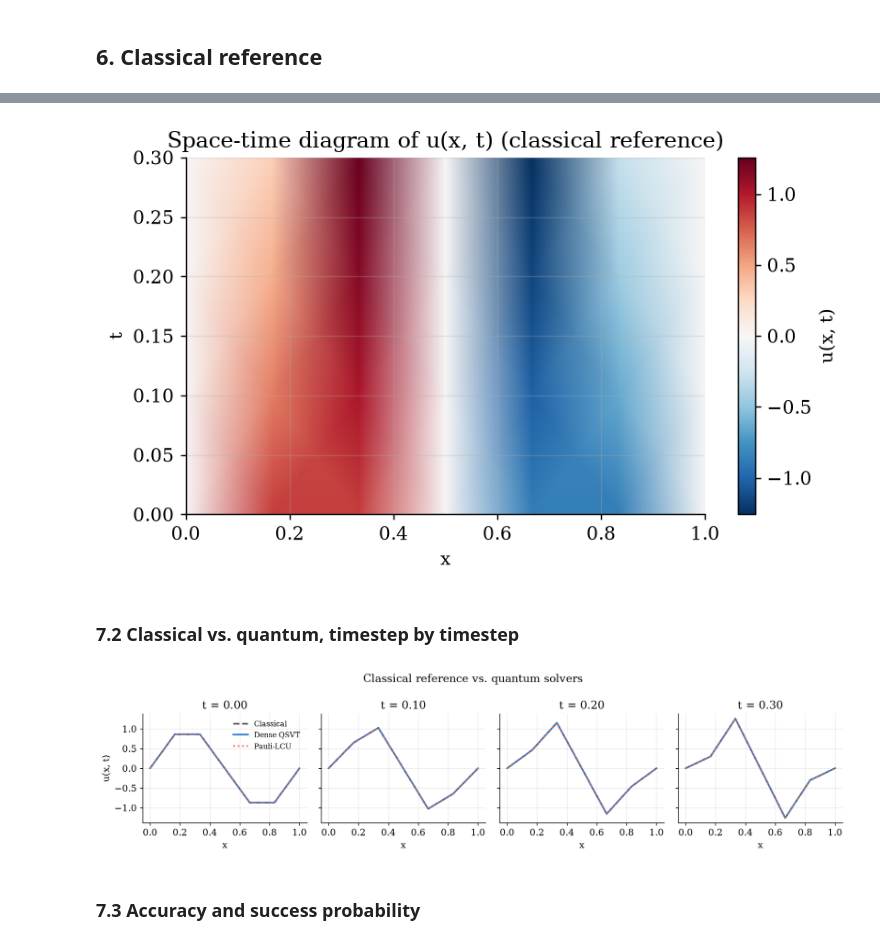
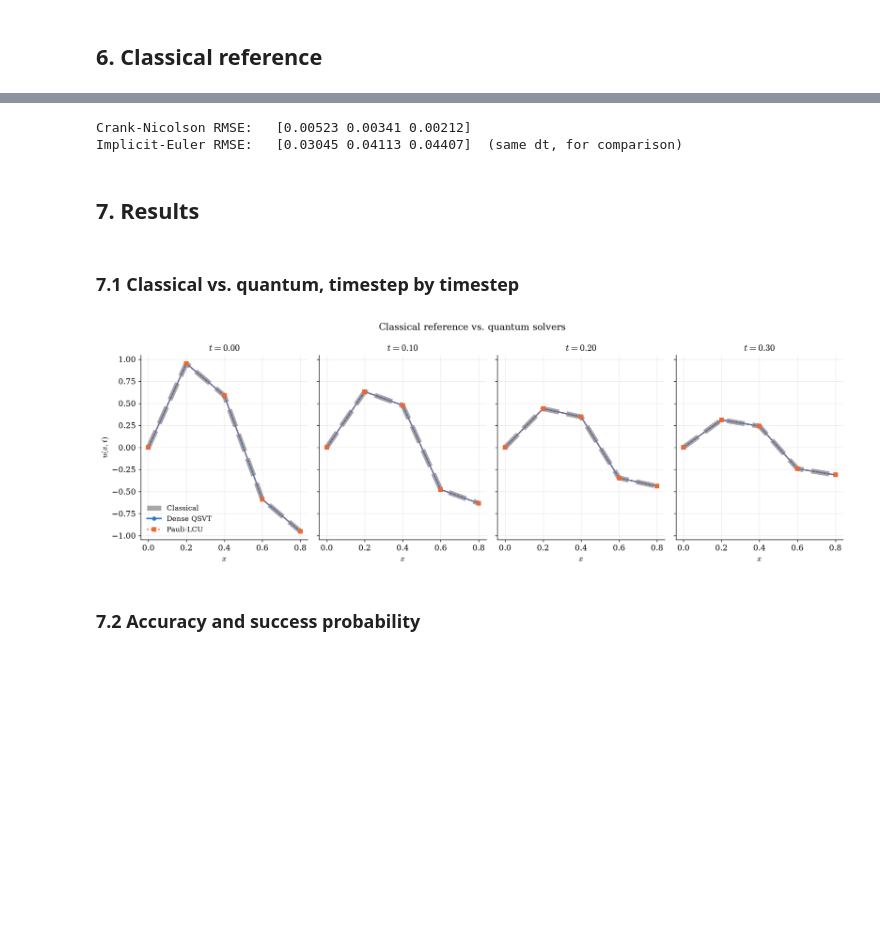
Before and after one commit to sahilugale/NBQSS_2026_NLPDE, a Jupyter notebook: carleman_qsvt/Burgers_Carlemann_qiskit.ipynb, the cells around one changed output, grey strips where cells are left out. Drawn from its saved outputs; the diff is of its cells as text; code cells hidden in the pictures; blank space fills up the shorter version.

```diff
--- a/carleman_qsvt/Burgers_Carlemann_qiskit.ipynb
+++ b/carleman_qsvt/Burgers_Carlemann_qiskit.ipynb
@@ -115,7 +117,7 @@ Pauli-LCU           14     4.053       4.65           1,283,229,363     600,388,
 # %% [markdown]
 ## 4. Dense QSVT solver
 # %%
-y_store, RMSE_list, p_success_list = burgers_carlemann.get_implicit_solver_qsvt(phi_qsvt, s)
+y_store, RMSE_list, p_success_list = burgers_carlemann.get_crank_nicolson_solver_qsvt(phi_qsvt, s)
 # %% [output]
 Time step 1/3
 Time step 2/3
@@ -123,7 +125,7 @@ Time step 3/3
 # %% [markdown]
 ## 5. Pauli-LCU solver
 # %%
-y_store_lcu, RMSE_list_lcu, p_success_list_lcu = get_implicit_solver_qsvt_lcu(burgers_carlemann, phi_qsvt, s)
+y_store_lcu, RMSE_list_lcu, p_success_list_lcu = get_crank_nicolson_solver_qsvt_lcu(burgers_carlemann, phi_qsvt, s)
 # %% [output]
 Time step 1/3
 Time step 2/3
@@ -203,34 +135,35 @@ fig.tight_layout()
-# %%
-fig, ax = plt.subplots(figsize=(6.5, 4.0))
-norm = TwoSlopeNorm(vcenter=0.0, vmin=u_grid.min(), vmax=u_grid.max())
-im = ax.pcolormesh(x, timesteps, u_grid, shading="gouraud", cmap="RdBu_r", norm=norm)
-ax.set_xlabel("x")
-ax.set_ylabel("t")
-ax.set_title("Space-time diagram of u(x, t) (classical reference)")
-cbar = fig.colorbar(im, ax=ax)
-cbar.set_label("u(x, t)")
-fig.tight_layout()
-# %% [output]
-[figure, removed]
+# %%
+y_ideal, rmse_ideal = burgers_carlemann.get_crank_nicolson_solver()
+
+y_ideal_euler, rmse_ideal_euler = burgers_carlemann.get_implicit_solver()
+print(f"Crank-Nicolson RMSE:   {np.round(rmse_ideal, 5)}")
+print(f"Implicit-Euler RMSE:   {np.round(rmse_ideal_euler, 5)}  (same dt, for comparison)")
+# %% [output]
+Crank-Nicolson RMSE:   [0.00523 0.00341 0.00212]
+Implicit-Euler RMSE:   [0.03045 0.04113 0.04407]  (same dt, for comparison)
+# %% [markdown]
+## 7. Results
 # %% [markdown]
-### 7.2 Classical vs. quantum, timestep by timestep
+### 7.1 Classical vs. quantum, timestep by timestep
 # %%
 n_panels = len(y_ideal)
-fig, axes = plt.subplots(1, n_panels, figsize=(3.2 * n_panels, 3.2), sharey=True)
+timesteps = np.arange(n_panels) * dt
+fig, axes = plt.subplots(1, n_panels, figsize=(3.75 * n_panels, 5), sharey=True)
 for i, ax in enumerate(axes):
-    ax.plot(x, y_ideal[i], color=CLASSICAL_COLOR, lw=2, ls="--", label="Classical")
-    ax.plot(x, y_store[i], color=DENSE_COLOR, lw=2, label="Dense QSVT")
-    ax.plot(x, y_store_lcu[i], color=LCU_COLOR, lw=2, ls=":", label="Pauli-LCU")
-    ax.set_title(f"t = {timesteps[i]:.2f}")
-    ax.set_xlabel("x")
-axes[0].set_ylabel("u(x, t)")
-axes[0].legend(frameon=False, loc="upper right", fontsize=9)
+    ax.plot(x, y_ideal[i], "--", color=CLASSICAL_COLOR, lw=7, alpha=0.5, label="Classical")
+    ax.plot(x, y_store[i], "-", color=DENSE_COLOR, marker="o", label="Dense QSVT")
+    ax.plot(x, y_store_lcu[i], ":", color=LCU_COLOR, marker="s", label="Pauli-LCU")
+    ax.axhline(0, color=CLASSICAL_COLOR, lw=0.5, alpha=0.5)
+    ax.set_title(f"$t = {timesteps[i]:.2f}$")
+    ax.set_xlabel("$x$")
+axes[0].set_ylabel("$u(x, t)$")
+axes[0].legend(fontsize=10, loc="lower left")
 fig.suptitle("Classical reference vs. quantum solvers")
 fig.tight_layout()
 # %% [output]
-[figure, old version]
+[figure, new version]
 # %% [markdown]
-### 7.3 Accuracy and success probability
+### 7.2 Accuracy and success probability
 # %%
 def fidelity(u_ref, u_test):
     u_ref = np.asarray(u_ref)
```
Also changed, not shown: parts of 14 cells of this notebook, 35 other files.
